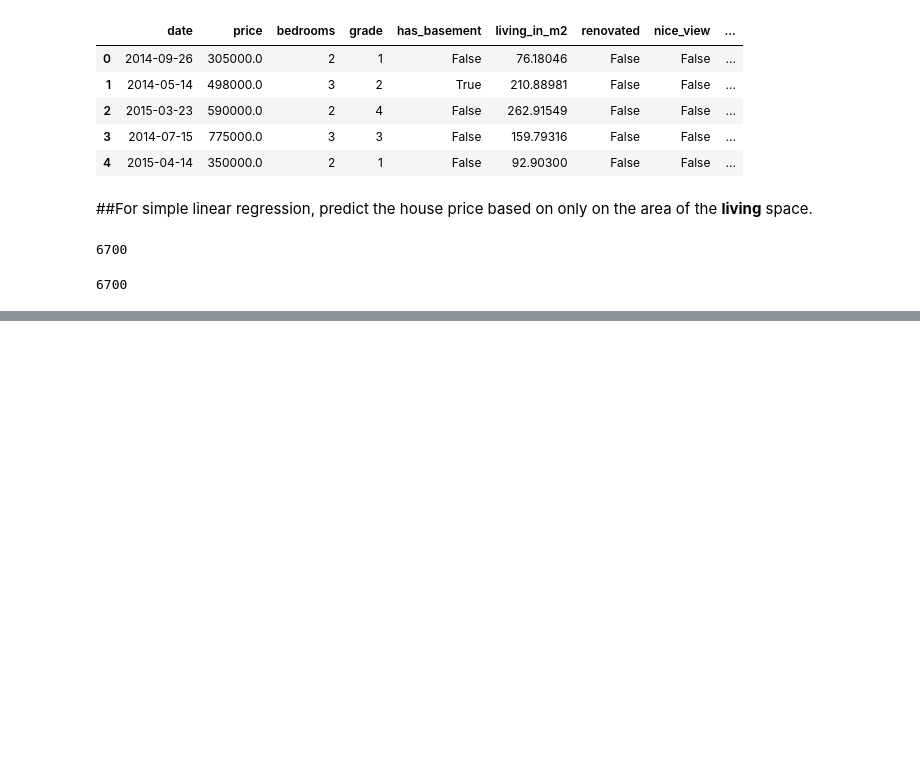
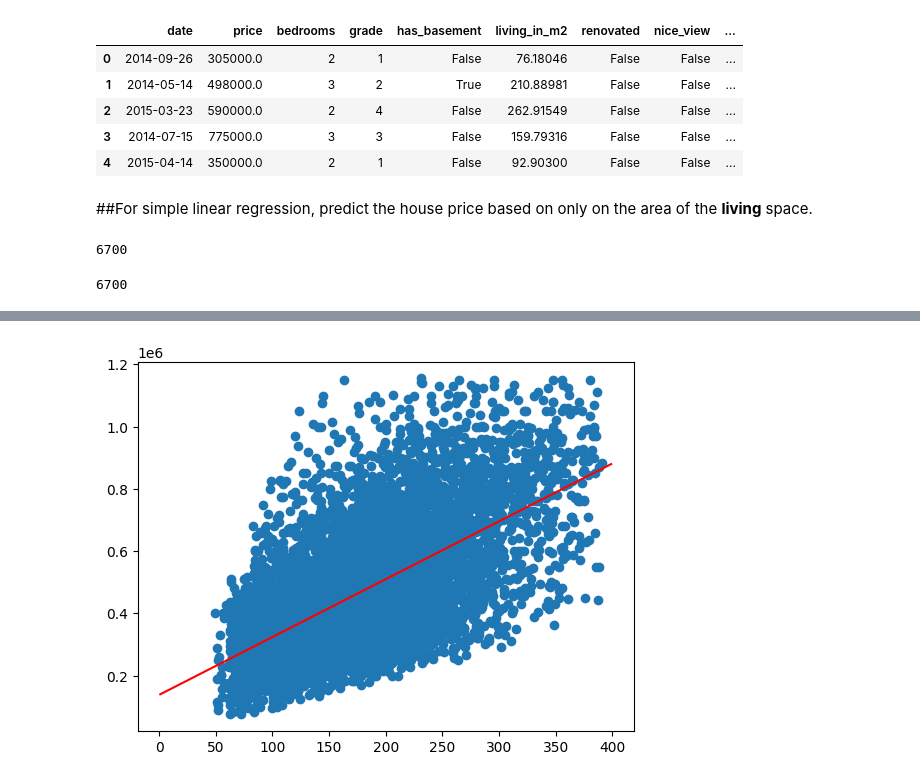
Before and after one commit to wkmilanswanthra/Simple-Multiple-Linear-Regression---House-Price-Prediction, a Jupyter notebook: linear_regression.ipynb, the cells around one changed output, grey strips where cells are left out. Cells and saved outputs as stored; diff of their text form; code cells hidden in the pictures; blank space fills up the shorter version.

```diff
--- a/linear_regression.ipynb
+++ b/linear_regression.ipynb
@@ -19,12 +19,12 @@ df.head()
 # %% [markdown]
 ##For simple linear regression, predict the house price based on only on the area of the **living** space.
 # %%
-X = df['living_in_m2'].to_numpy()
+X = df['living_in_m2'].to_numpy().reshape(-1,1)
 X.size
 # %% [output]
 6700
 # %%
-Y = df['price'].to_numpy()
+Y = df['price'].to_numpy().reshape(-1,1)
 Y.size
 # %% [output]
 6700
@@ -69,0 +31,14 @@ nan nan
+# %%
+learning_rate = 0.00005
+iterations = 1000000
+m = len(X)
+
+w = 0
+b = 0
+
+for i in range(iterations):
+  f_wb = X*w +b
+  cost  = f_wb - Y
+  w  = w - learning_rate * (1/m) * np.sum(cost*X)
+  b  = b - learning_rate * (1/m) * np.sum(cost)
+  print(w, b, (1/m) * np.sum(cost)) if i % 1000 == 0 else None
@@ -69,0 +63,10 @@ nan nan
+# %%
+import matplotlib.pyplot as plt
+
+plt.scatter(X, Y)
+
+plt.plot(np.arange(1,400, 1), np.arange(1,400, 1)*w + b, color='r')
+
+plt.show()
+# %% [output]
+[figure, added]
```
Also changed, not shown: parts of 2 cells of this notebook.
